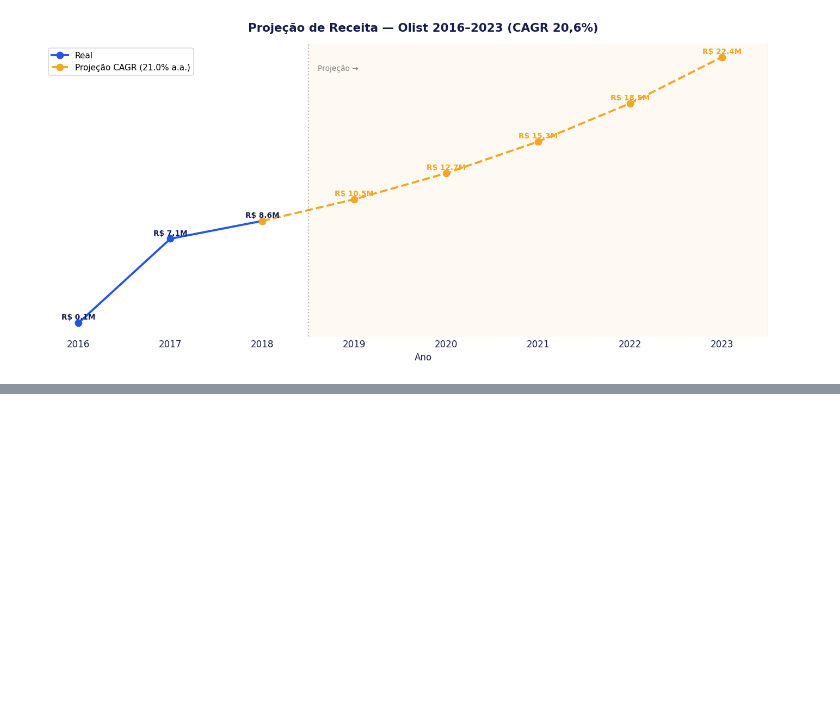
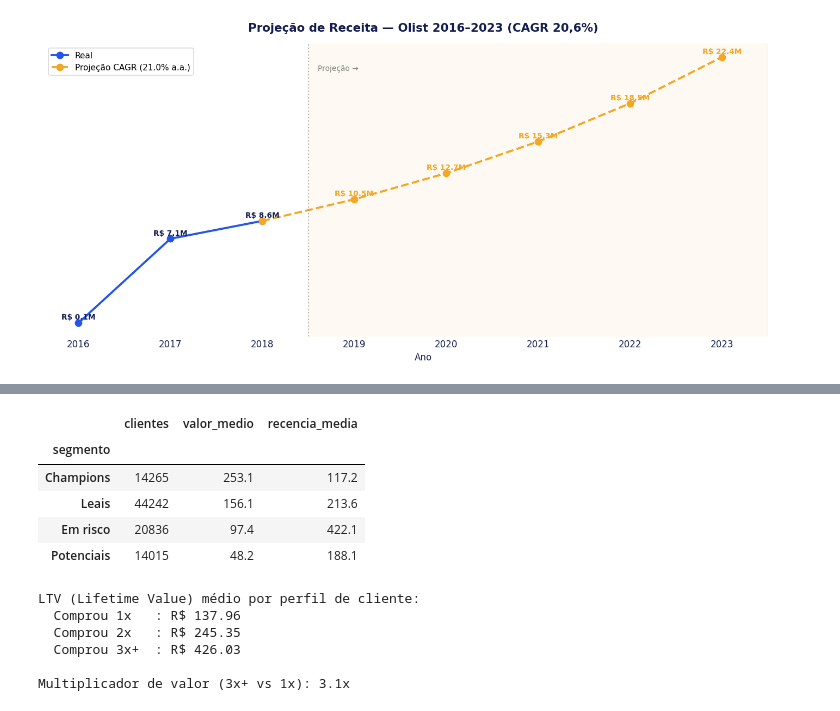
Before and after one commit to juhsylvabb-ops/Olist_Analysis, a Jupyter notebook: Relatorio_Final/olist_relatorio_final__VF.ipynb, the cells around one changed output, grey strips where cells are left out. Drawn from its saved outputs; the diff is of its cells as text; code cells hidden in the pictures; blank space fills up the shorter version.

```diff
--- a/Relatorio_Final/olist_relatorio_final__VF.ipynb
+++ b/Relatorio_Final/olist_relatorio_final__VF.ipynb
@@ -994,0 +975,71 @@ A análise qualitativa dos comentários em Cama/Mesa/Banho revela que entrega in
+# %%
+from datetime import datetime
+
+data_ref = base['order_purchase_timestamp'].max()
+
+rfm = (
+    base[base['order_status'] == 'delivered']
+    .drop_duplicates(subset=['order_id','order_item_id'])
+    .groupby('customer_unique_id')
+    .agg(
+        recencia    = ('order_purchase_timestamp', lambda x: (data_ref - x.max()).days),
+        frequencia  = ('order_id',  'nunique'),
+        valor_total = ('price',     'sum')
+    )
+    .reset_index()
+)
+
+# Score de 1 a 3 para cada dimensão
+rfm['r_score'] = pd.qcut(rfm['recencia'],    q=3, labels=[3,2,1]).astype(int)
+rfm['f_score'] = pd.qcut(rfm['frequencia'].rank(method='first'), q=3, labels=[1,2,3]).astype(int)
+rfm['m_score'] = pd.qcut(rfm['valor_total'], q=3, labels=[1,2,3]).astype(int)
+rfm['rfm_total'] = rfm['r_score'] + rfm['f_score'] + rfm['m_score']
+
+# Segmentos
+def segmentar(row):
+    if row['rfm_total'] >= 8:
+        return 'Champions'
+    elif row['rfm_total'] >= 6:
+        return 'Leais'
+    elif row['r_score'] >= 2:
+        return 'Potenciais'
+    else:
+        return 'Em risco'
+
+rfm['segmento'] = rfm.apply(segmentar, axis=1)
+
+pd.set_option('display.max_rows', None)
+display(rfm.groupby('segmento').agg(
+    clientes    = ('customer_unique_id', 'count'),
+    valor_medio = ('valor_total',        'mean'),
+    recencia_media = ('recencia',        'mean')
+).sort_values('valor_medio', ascending=False).round(1))
+pd.reset_option('display.max_rows')
+# %% [output]
+|  | clientes | valor_medio | recencia_media |
+| segmento |  |  |  |
+| Champions | 14265 | 253.1 | 117.2 |
+| Leais | 44242 | 156.1 | 213.6 |
+| Em risco | 20836 | 97.4 | 422.1 |
+| Potenciais | 14015 | 48.2 | 188.1 |
+# %%
+ltv = (
+    base[base['order_status'] == 'delivered']
+    .drop_duplicates(subset=['order_id','order_item_id'])
+    .groupby('customer_unique_id')
+    .agg(pedidos=('order_id','nunique'), gasto_total=('price','sum'))
+    .reset_index()
+)
+
+print("LTV (Lifetime Value) médio por perfil de cliente:")
+print(f"  Comprou 1x   : R$ {ltv[ltv['pedidos']==1]['gasto_total'].mean():.2f}")
+print(f"  Comprou 2x   : R$ {ltv[ltv['pedidos']==2]['gasto_total'].mean():.2f}")
+print(f"  Comprou 3x+  : R$ {ltv[ltv['pedidos']>=3]['gasto_total'].mean():.2f}")
+print(f"\nMultiplicador de valor (3x+ vs 1x): {ltv[ltv['pedidos']>=3]['gasto_total'].mean() / ltv[ltv['pedidos']==1]['gasto_total'].mean():.1f}x")
+# %% [output]
+LTV (Lifetime Value) médio por perfil de cliente:
+  Comprou 1x   : R$ 137.96
+  Comprou 2x   : R$ 245.35
+  Comprou 3x+  : R$ 426.03
+
+Multiplicador de valor (3x+ vs 1x): 3.1x
```
Also changed, not shown: parts of 9 cells of this notebook.
